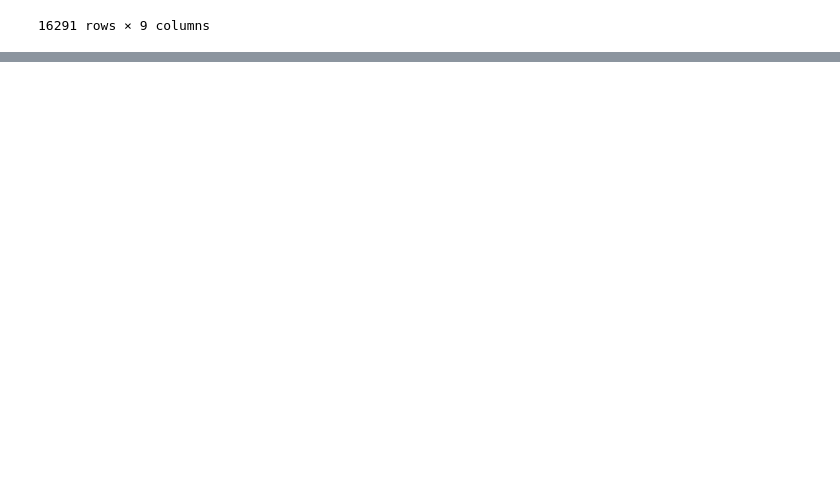
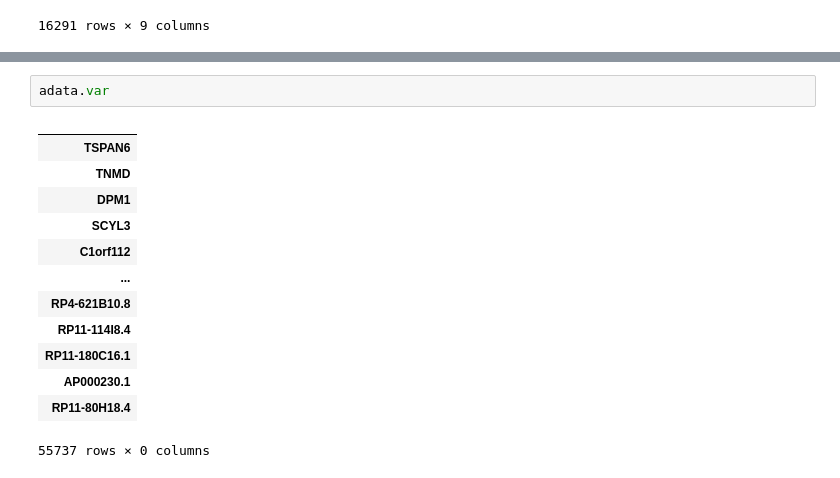
Before and after one commit to meg-bit/immune-cells-TIME-single-cell-anti-PD-1, a Jupyter notebook: 01single_cell_annotation.ipynb, the cells around one changed output, grey strips where cells are left out. Cells and saved outputs as stored; diff of their text form; blank space fills up the shorter version.

```diff
--- a/01single_cell_annotation.ipynb
+++ b/01single_cell_annotation.ipynb
@@ -68,0 +78,16 @@ ge.shape
+# %%
+adata.var
+# %% [output]
+|  |
+| TSPAN6 |
+| TNMD |
+| DPM1 |
+| SCYL3 |
+| C1orf112 |
+| ... |
+| RP4-621B10.8 |
+| RP11-114I8.4 |
+| RP11-180C16.1 |
+| AP000230.1 |
+| RP11-80H18.4 |
+55737 rows × 0 columns
```
Also changed, not shown: parts of 19 cells of this notebook.
